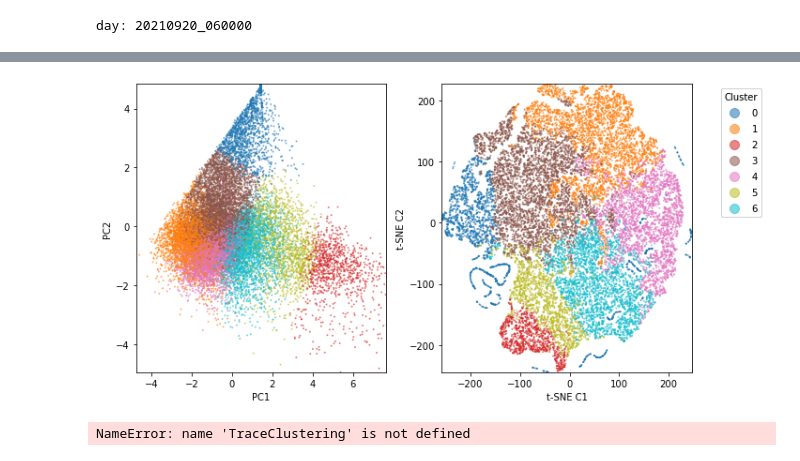
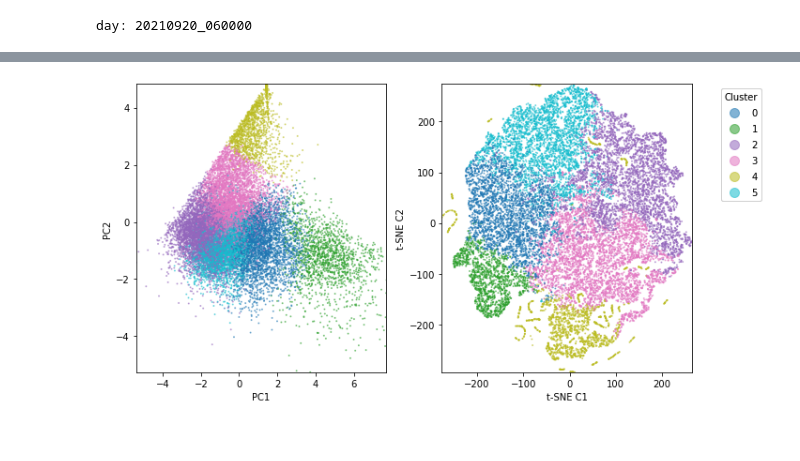
Before and after one commit to UlrikeScherer/Fish-Tracking-Visualization, a Jupyter notebook: Untitled2.ipynb, the cells around one changed output, grey strips where cells are left out. Cells and saved outputs as stored; diff of their text form; code cells hidden in the pictures.

```diff
--- a/Untitled2.ipynb
+++ b/Untitled2.ipynb
@@ -31,3 +32,7 @@ Wall time: 5.97 s
+# %%
+subsetsize = traces_all.shape[0]//10
+traces_all=traces_all[:subsetsize]
+nSs = nSs[:subsetsize]
 # %%
 c, is_back = "23484204",True
 key_c_p = "%s_back"%c
@@ -50 +55,5 @@ clusters = KM.fit_predict(pca_traces)
+# %%
+n_clusters = 6
+KM = KMeans(n_clusters=n_clusters)
+clusters = KM.fit_predict(pca_traces)
 # %%
@@ -66,14 +119,14 @@ skl_kw = dict(
     early_exaggeration=(N>10000)*12+12.0,
     exaggeration_iter=500,
     learning_rate=max(N/3, 200),
-    n_iter=3000,
+    n_iter=2000,
     n_iter_without_progress=300,
     min_grad_norm=1e-07,
     metric='euclidean',
     init='random',
     verbose=0,
-    random_state=1,#None,
-    method= 'barnes_hut',#'fft'
+    random_state=2,#None,
+    method= 'barnes_hut',#'fft', #
     angle=0.5,
     square_distances='legacy'
 )
@@ -109,37 +162,7 @@ Wall time: 25.9 s
 # %%
-def sub_figure(ax, x, y, clusters,x_label, y_label):
-    scatter = ax.scatter(x,y,c=clusters, cmap=plt.get_cmap("tab10"), alpha=0.5)
-    ax.set_xlabel(x_label)
-    ax.set_ylabel(y_label)
-    m_x, std_x, x_min, x_max = np.mean(x), np.std(x), np.min(x), np.max(x)
-    m_y, std_y, y_min, y_max = np.mean(y), np.std(y), np.min(y), np.max(y)
-    s = 4
-    ax.set_xlim(max(-s*std_x+m_x, x_min),min(m_x+std_x*s,x_max))
-    ax.set_ylim(max(-s*std_y+m_y, y_min),min(m_y+std_y*s, y_max))
-    return scatter
-
-def plot_components(X_pca,X_tsne,clusters, trace_size):
-    max_number_of_rows = 20000
-    if X_pca.shape[0]> max_number_of_rows:
-        rand_select = np.random.choice(X_pca.shape[0], size=max_number_of_rows, replace=False)
-        X_pca, X_tsne, clusters = X_pca[rand_select], X_tsne[rand_select], clusters[rand_select]
-    fig, axs = plt.subplots(nrows=1,ncols=2, figsize=(5*2,5*1))
-
-    m_f, metric_names = get_metrics_for_traces()
-    scatter1 = sub_figure(axs[0], X_pca[:,0], X_pca[:,1],clusters, "PC1", "PC2")
-    scatter2 = sub_figure(axs[1], X_tsne[:,0], X_tsne[:,1], clusters,  "t-SNE C1", "t-SNE C2")
-    legend1 = axs[1].legend(*scatter2.legend_elements(),loc="best",bbox_to_anchor=(0.8, 0.5, 0.5, 0.5), title="Cluster", markerscale=10)
-    fig.add_artist(legend1)
-    fig.tight_layout()
-    fig.savefig("clustering_lines_%d.pdf"%trace_size)
-
-plot_components(pca_traces, X_embedded,clusters, trace_size)
+plot_components(pca_traces, X_embedded, clusters)
 # %% [output]
-[figure, old version]
+[figure, new version]
-# %%
-TC = Tra
-# %% [output]
-NameError: name 'TraceClustering' is not defined
 # %%
 f = draw_multi_density_TSNE(X_embedded, clusters, n_clusters, size=50)
 # %%
```
Also changed, not shown: parts of 9 cells of this notebook, 2 other files.
